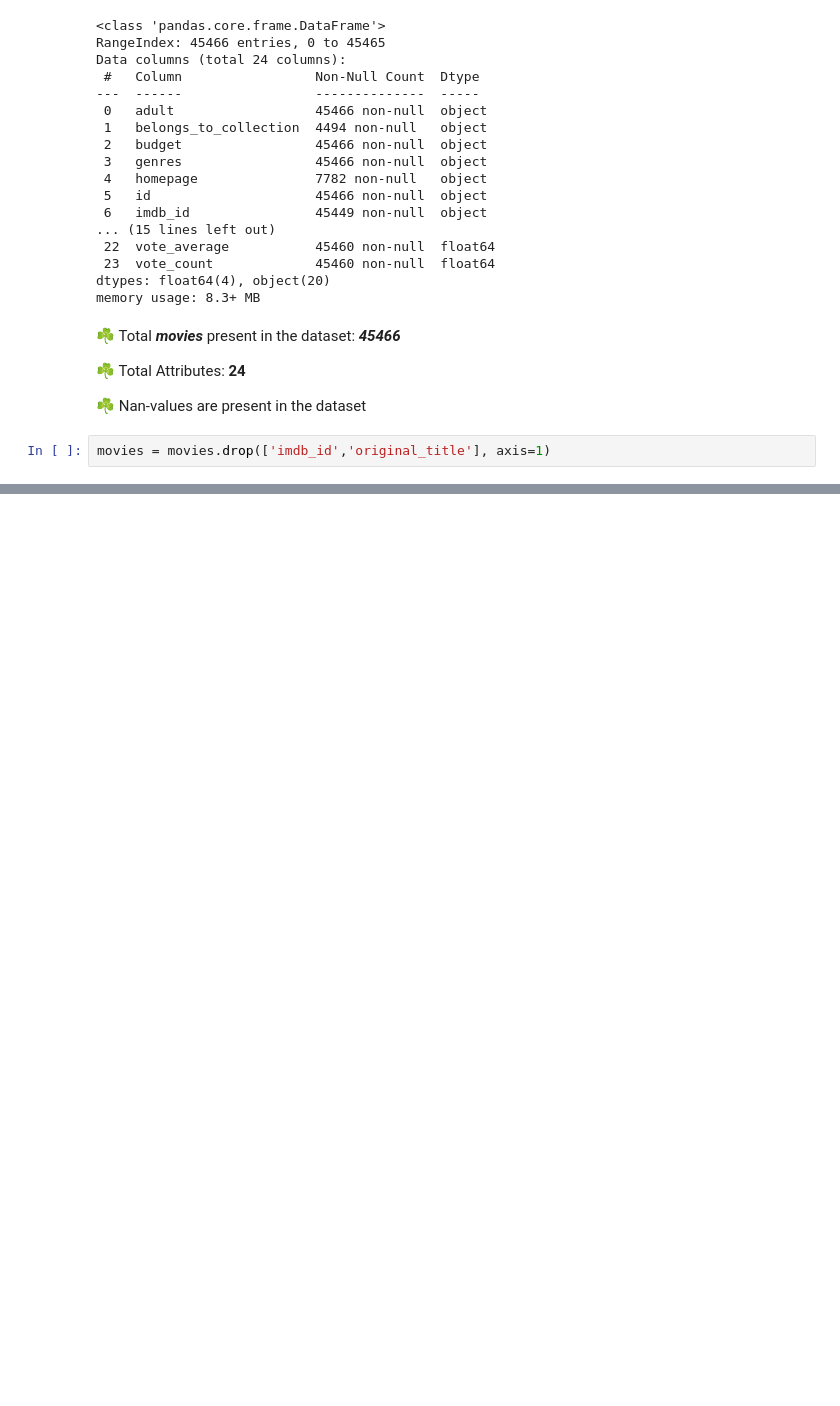
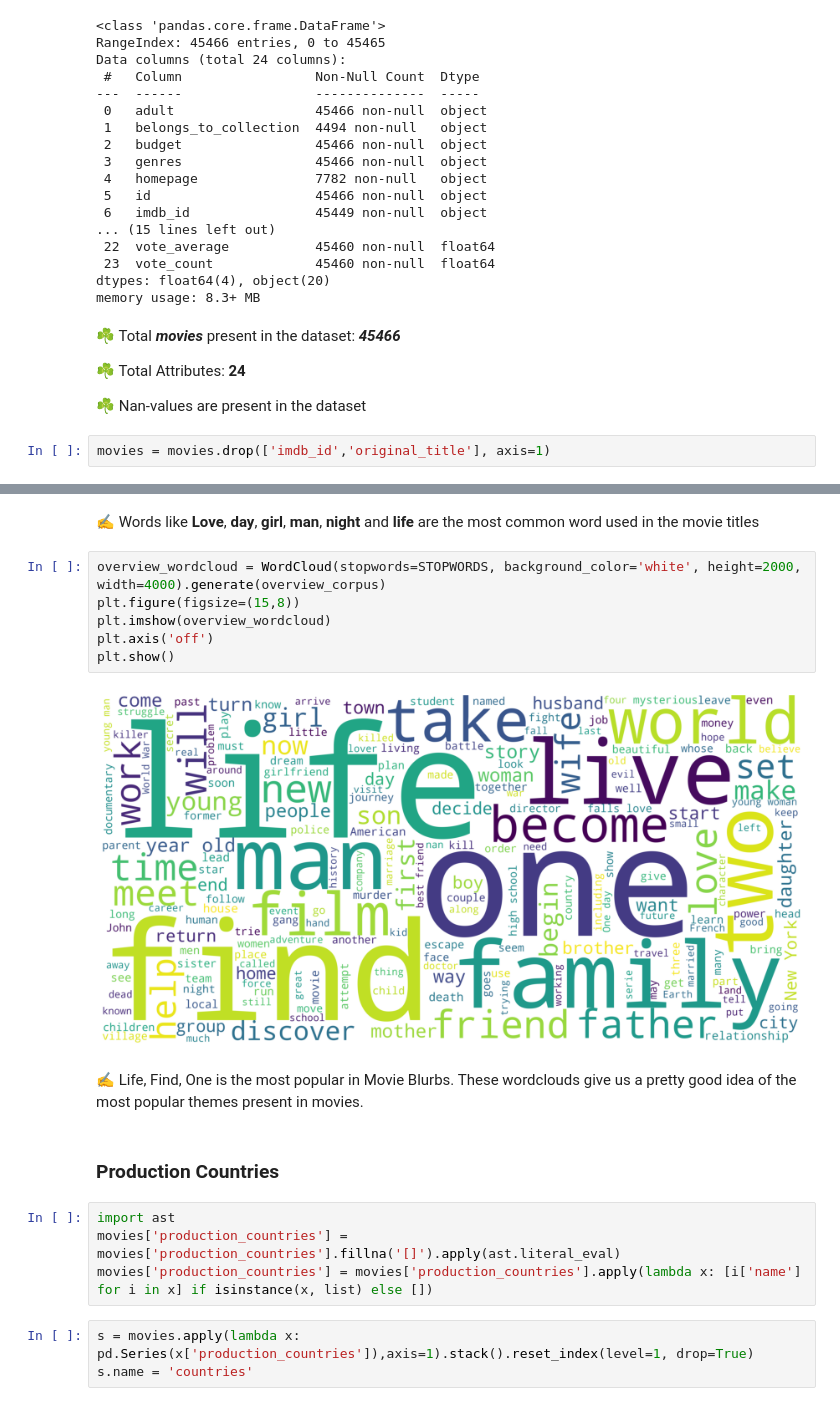
Before and after one commit to CodeWithSridhar/Movies-Recommender-system, a Jupyter notebook: Movie_Recommendation_System_Sri.ipynb, the cells around one changed output, grey strips where cells are left out. Drawn from its saved outputs; the diff is of its cells as text; blank space fills up the shorter version.

```diff
--- a/Movie_Recommendation_System_Sri.ipynb
+++ b/Movie_Recommendation_System_Sri.ipynb
@@ -449,0 +505,21 @@ movies.head(2)
+# %% [markdown]
+✍ Words like **Love**, **day**, **girl**, **man**, **night** and **life** are the most common word used in the movie titles
+# %%
+overview_wordcloud = WordCloud(stopwords=STOPWORDS, background_color='white', height=2000, width=4000).generate(overview_corpus)
+plt.figure(figsize=(15,8))
+plt.imshow(overview_wordcloud)
+plt.axis('off')
+plt.show()
+# %% [output]
+[figure, added]
+# %% [markdown]
+✍ Life, Find, One is the most popular in Movie Blurbs. These wordclouds give us a pretty good idea of the most popular themes present in movies.
+# %% [markdown]
+### Production Countries
+# %%
+import ast
+movies['production_countries'] = movies['production_countries'].fillna('[]').apply(ast.literal_eval)
+movies['production_countries'] = movies['production_countries'].apply(lambda x: [i['name'] for i in x] if isinstance(x, list) else [])
+# %%
+s = movies.apply(lambda x: pd.Series(x['production_countries']),axis=1).stack().reset_index(level=1, drop=True)
+s.name = 'countries'
```
Also changed, not shown: parts of 111 cells of this notebook.
